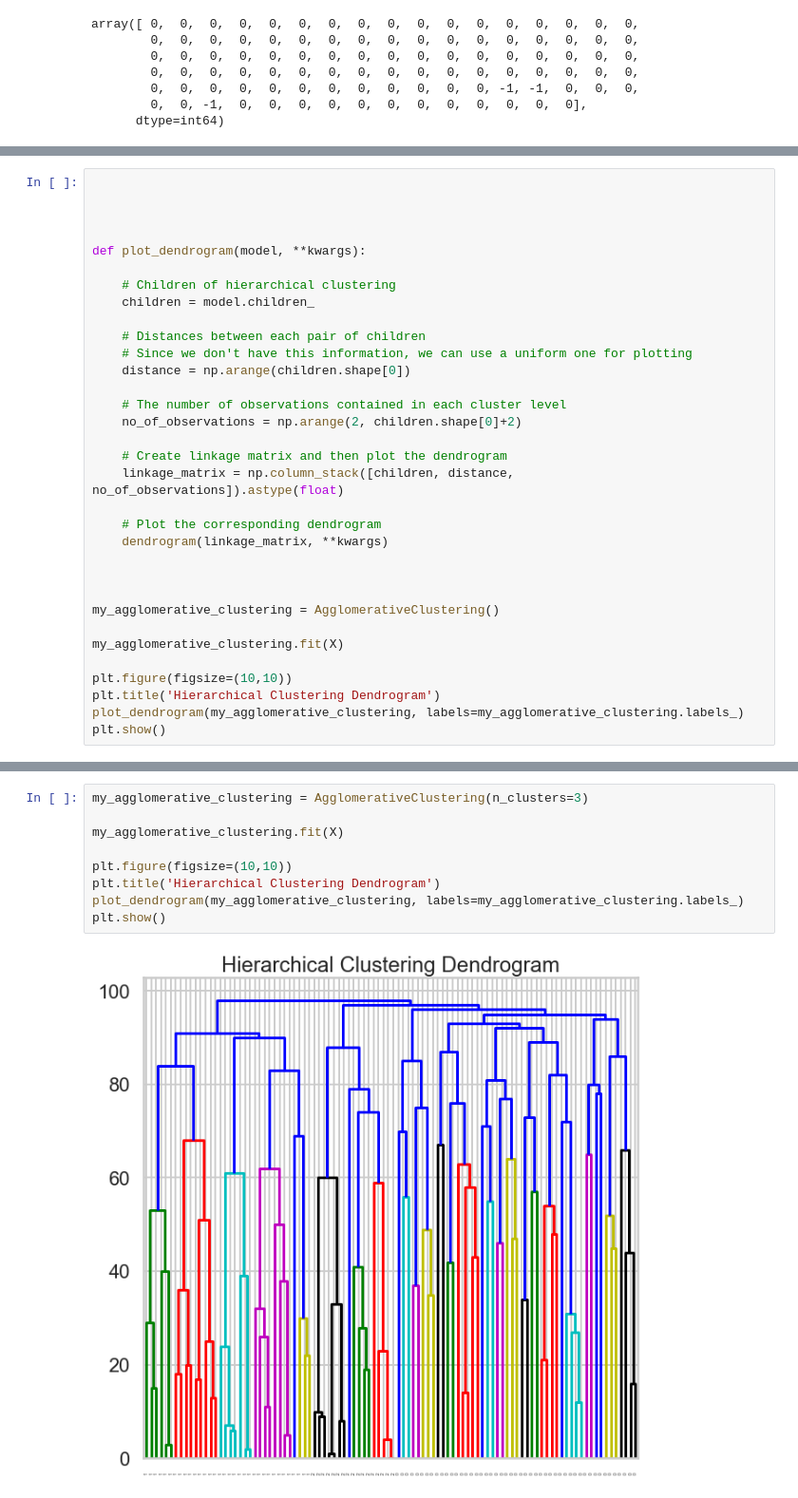
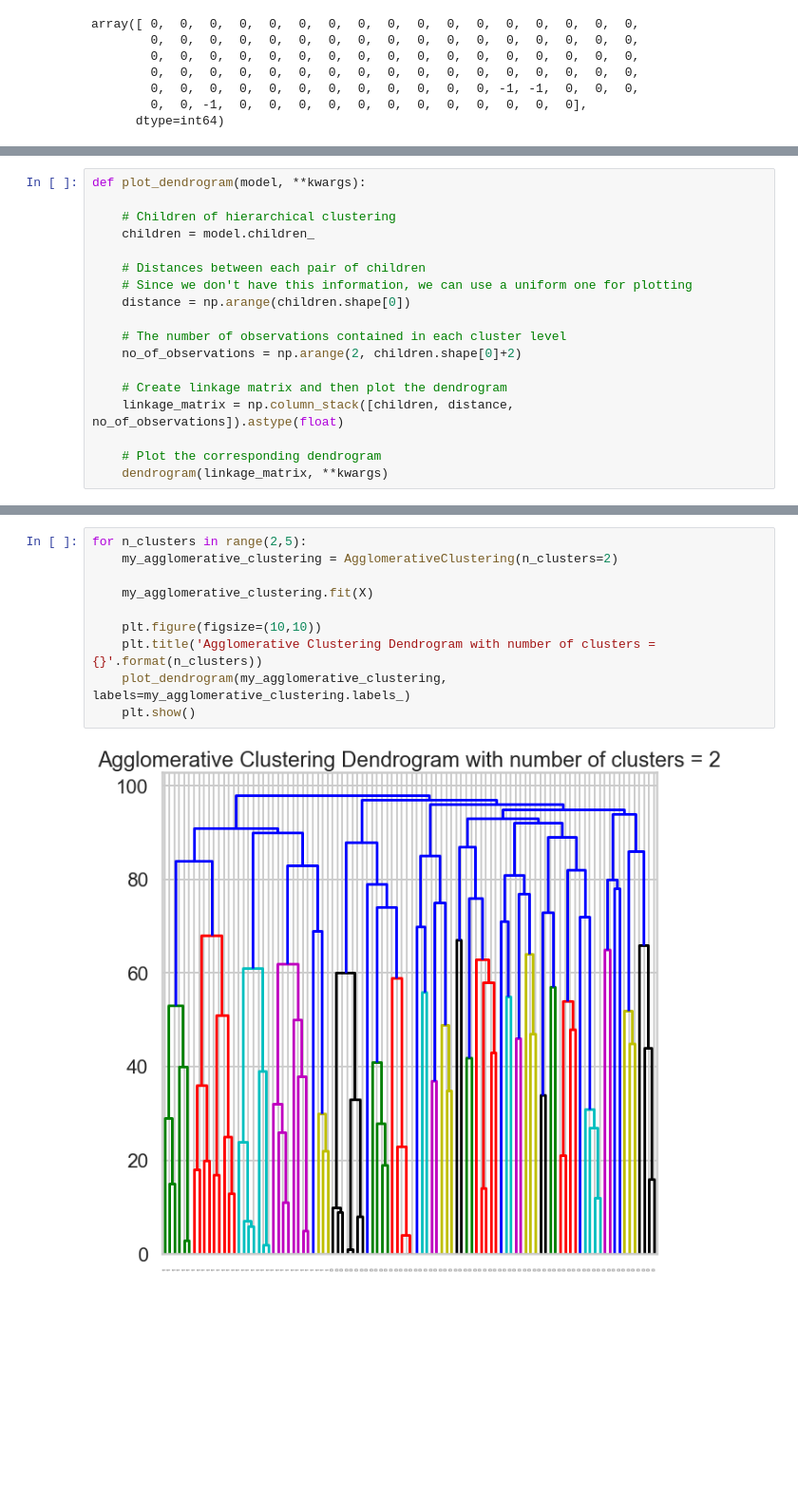
Before and after one commit to iamgauravg/10_5_4_Customer_Segmentation_Using_Clustering, a Jupyter notebook: exploration/data/1479758358_clustering/clustering/Mini_Project_Clustering.ipynb, the cells around one changed output, grey strips where cells are left out. Shown at 95% size. Saved outputs shown, nothing was run; the diff lists cells and outputs as text; blank space fills up the shorter version.

Commit message:
Tested all clustering algorithms

```diff
--- a/exploration/data/1479758358_clustering/clustering/Mini_Project_Clustering.ipynb
+++ b/exploration/data/1479758358_clustering/clustering/Mini_Project_Clustering.ipynb
@@ -558,8 +608,4 @@ array([ 0,  0,  0,  0,  0,  0,  0,  0,  0,  0,  0,  0,  0,  0,  0,  0,  0,
 # %%
-
-
-
-
 def plot_dendrogram(model, **kwargs):
 
     # Children of hierarchical clustering
@@ -577,14 +623,3 @@ def plot_dendrogram(model, **kwargs):
 
     # Plot the corresponding dendrogram
     dendrogram(linkage_matrix, **kwargs)
-
-
-
-my_agglomerative_clustering = AgglomerativeClustering()
-
-my_agglomerative_clustering.fit(X)
-
-plt.figure(figsize=(10,10))
-plt.title('Hierarchical Clustering Dendrogram')
-plot_dendrogram(my_agglomerative_clustering, labels=my_agglomerative_clustering.labels_)
-plt.show()
@@ -593,11 +626,12 @@ plt.show()
 # %%
-my_agglomerative_clustering = AgglomerativeClustering(n_clusters=3)
+for n_clusters in range(2,5):
+    my_agglomerative_clustering = AgglomerativeClustering(n_clusters=2)
 
-my_agglomerative_clustering.fit(X)
+    my_agglomerative_clustering.fit(X)
 
-plt.figure(figsize=(10,10))
-plt.title('Hierarchical Clustering Dendrogram')
-plot_dendrogram(my_agglomerative_clustering, labels=my_agglomerative_clustering.labels_)
-plt.show()
+    plt.figure(figsize=(10,10))
+    plt.title('Agglomerative Clustering Dendrogram with number of clusters = {}'.format(n_clusters))
+    plot_dendrogram(my_agglomerative_clustering, labels=my_agglomerative_clustering.labels_)
+    plt.show()
 # %% [output]
-[figure, old version]
+[figure, new version]
```
Also changed, not shown: parts of 18 cells of this notebook.
